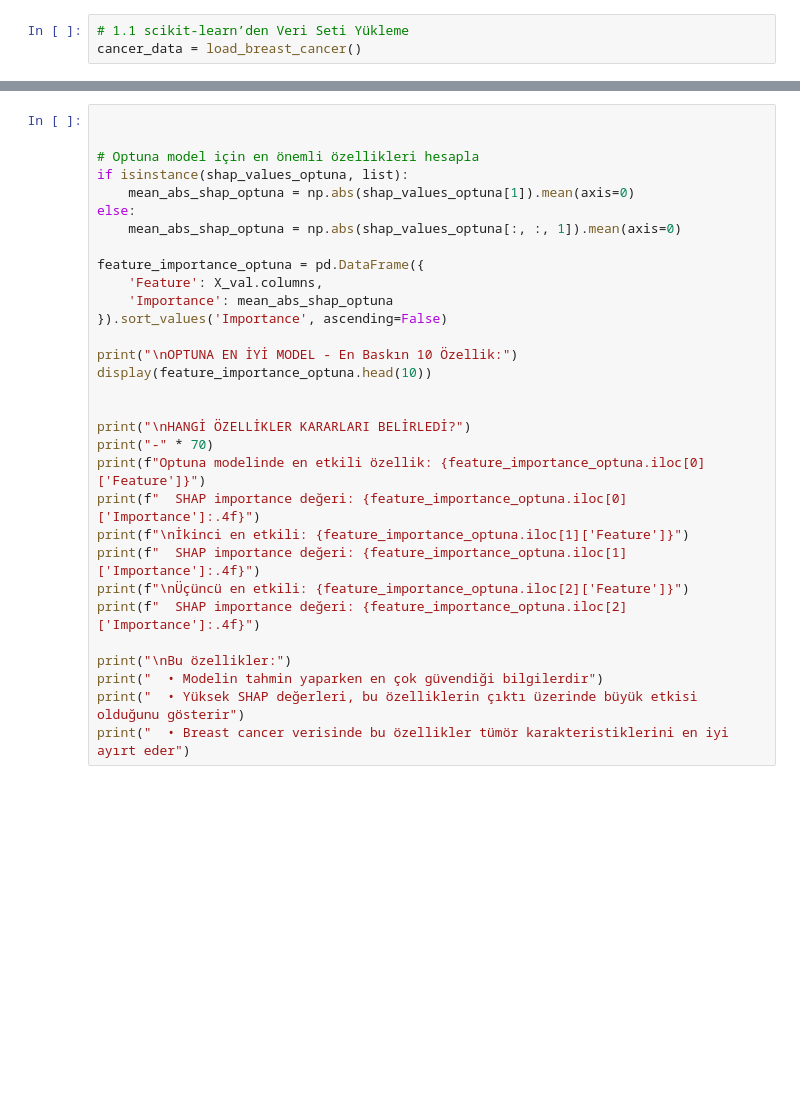
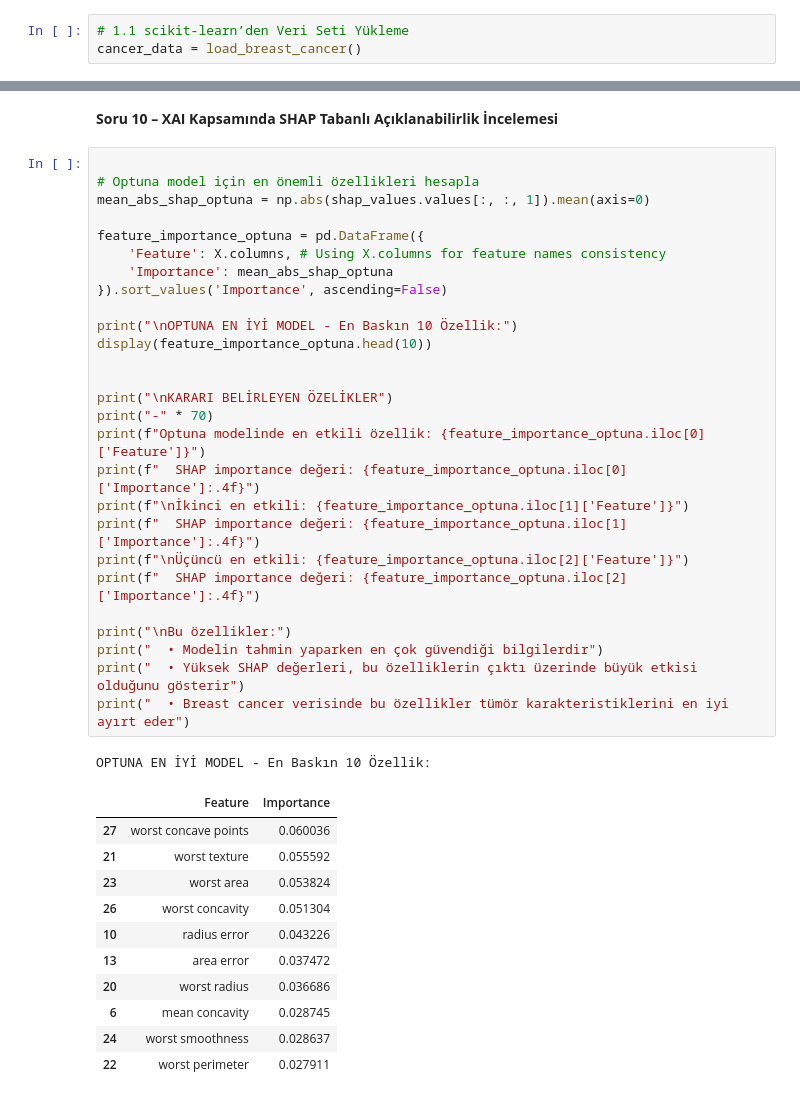
Before and after one commit to Birnurdagli/Vize-Final, a Jupyter notebook: YapaySinirAglari_Birnur_Dagli.ipynb, the cells around one changed output, grey strips where cells are left out. Cells and saved outputs as stored; diff of their text form; blank space fills up the shorter version.

```diff
--- a/YapaySinirAglari_Birnur_Dagli.ipynb
+++ b/YapaySinirAglari_Birnur_Dagli.ipynb
@@ -577,31 +808,42 @@ print("Her çizgi bir gözlemi temsil eder ve özellikler boyunca nasıl karar v
+# %% [markdown]
+**Soru 10 – XAI Kapsamında SHAP Tabanlı Açıklanabilirlik İncelemesi**
 # %%
 
-
 # Optuna model için en önemli özellikleri hesapla
-if isinstance(shap_values_optuna, list):
-    mean_abs_shap_optuna = np.abs(shap_values_optuna[1]).mean(axis=0)
-else:
-    mean_abs_shap_optuna = np.abs(shap_values_optuna[:, :, 1]).mean(axis=0)
+mean_abs_shap_optuna = np.abs(shap_values.values[:, :, 1]).mean(axis=0)
 
 feature_importance_optuna = pd.DataFrame({
-    'Feature': X_val.columns,
+    'Feature': X.columns, # Using X.columns for feature names consistency
     'Importance': mean_abs_shap_optuna
 }).sort_values('Importance', ascending=False)
 
 print("\nOPTUNA EN İYİ MODEL - En Baskın 10 Özellik:")
 display(feature_importance_optuna.head(10))
 
 
-print("\nHANGİ ÖZELLİKLER KARARLARI BELİRLEDİ?")
+print("\nKARARI BELİRLEYEN ÖZELİKLER")
 print("-" * 70)
 print(f"Optuna modelinde en etkili özellik: {feature_importance_optuna.iloc[0]['Feature']}")
 print(f"  SHAP importance değeri: {feature_importance_optuna.iloc[0]['Importance']:.4f}")
 print(f"\nİkinci en etkili: {feature_importance_optuna.iloc[1]['Feature']}")
 print(f"  SHAP importance değeri: {feature_importance_optuna.iloc[1]['Importance']:.4f}")
 print(f"\nÜçüncü en etkili: {feature_importance_optuna.iloc[2]['Feature']}")
 print(f"  SHAP importance değeri: {feature_importance_optuna.iloc[2]['Importance']:.4f}")
 
 print("\nBu özellikler:")
 print("  • Modelin tahmin yaparken en çok güvendiği bilgilerdir")
 print("  • Yüksek SHAP değerleri, bu özelliklerin çıktı üzerinde büyük etkisi olduğunu gösterir")
 print("  • Breast cancer verisinde bu özellikler tümör karakteristiklerini en iyi ayırt eder")
+# %% [output]
+OPTUNA EN İYİ MODEL - En Baskın 10 Özellik:
+|  | Feature | Importance |
+| 27 | worst concave points | 0.060036 |
+| 21 | worst texture | 0.055592 |
+| 23 | worst area | 0.053824 |
+| 26 | worst concavity | 0.051304 |
+| 10 | radius error | 0.043226 |
+| 13 | area error | 0.037472 |
+| 20 | worst radius | 0.036686 |
+| 6 | mean concavity | 0.028745 |
+| 24 | worst smoothness | 0.028637 |
+| 22 | worst perimeter | 0.027911 |
```
Also changed, not shown: parts of 33 cells of this notebook.
